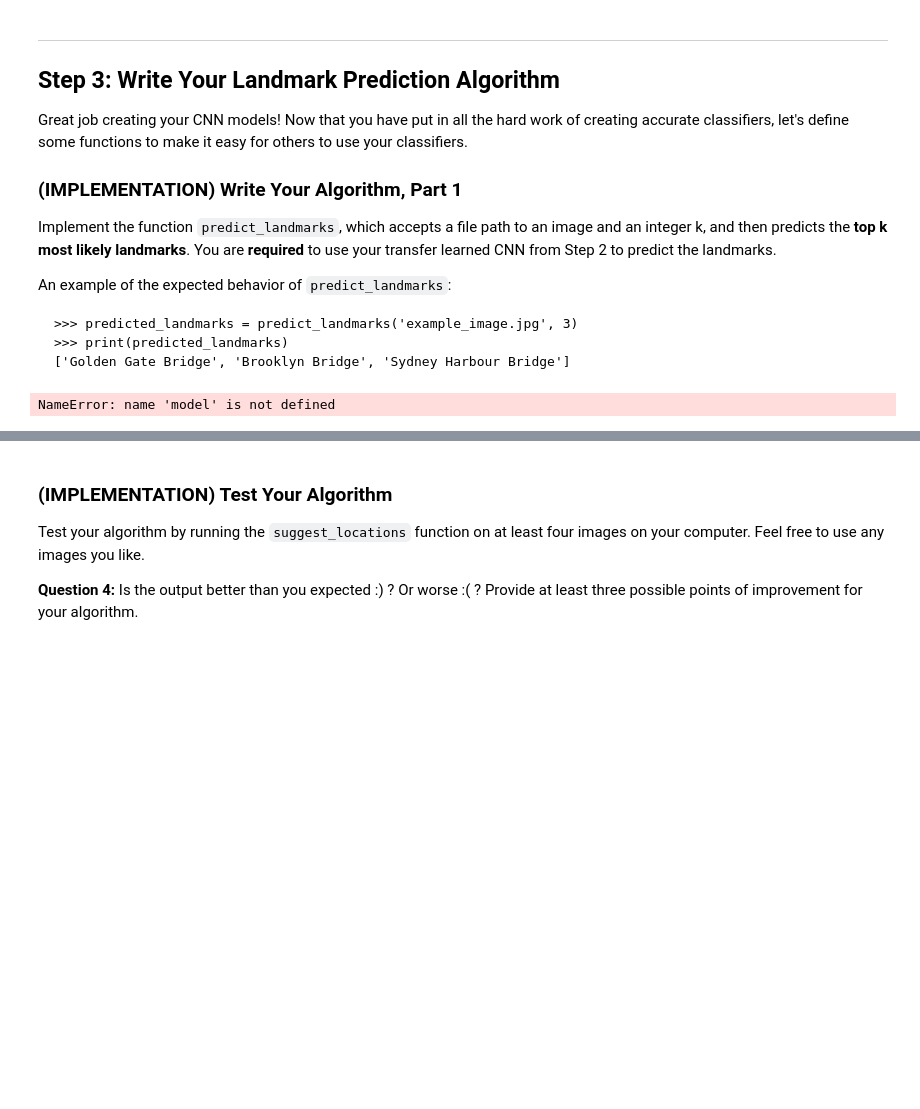
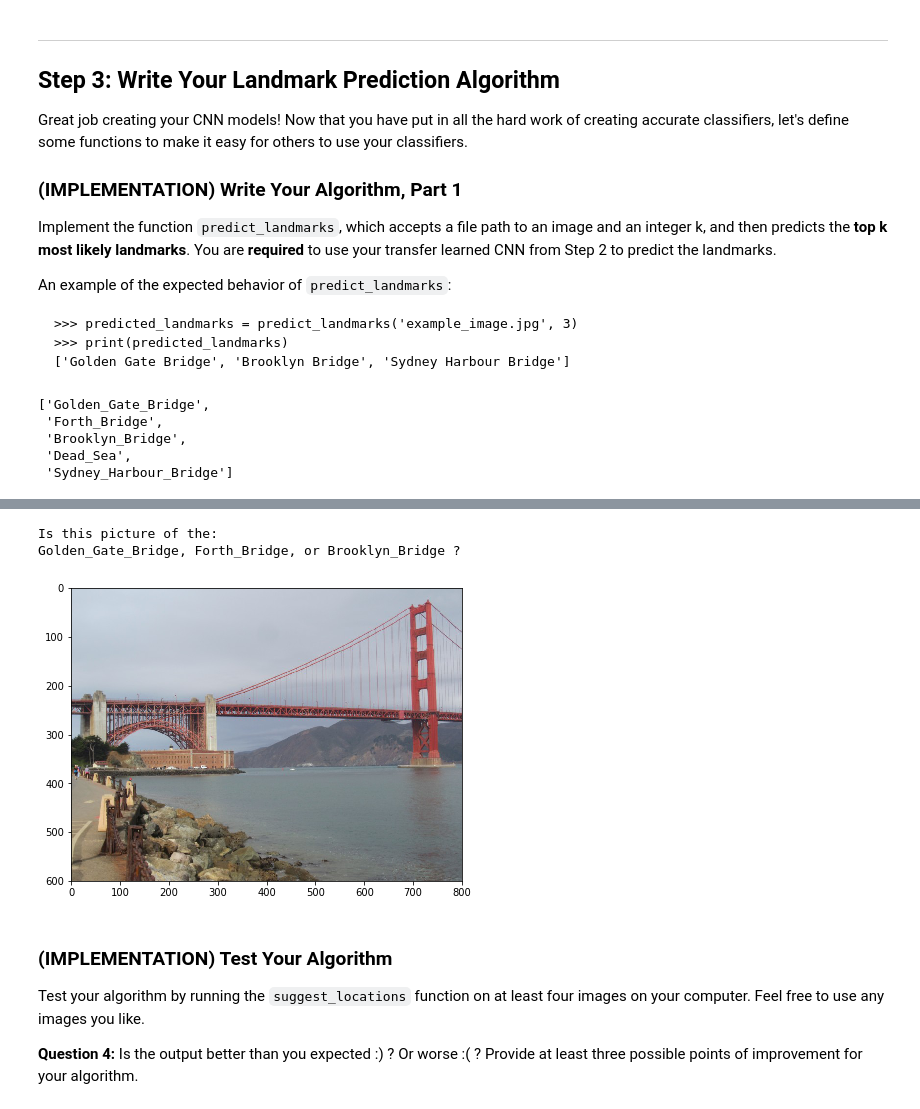
Before and after one commit to ZaidGhazal/Landmark-Classification-Using-Convolutional-Neural-Networks, a Jupyter notebook: landmark.ipynb, the cells around one changed output, grey strips where cells are left out. Saved outputs shown, nothing was run; the diff lists cells and outputs as text; code cells hidden in the pictures; blank space fills up the shorter version.

```diff
--- a/landmark.ipynb
+++ b/landmark.ipynb
@@ -696,25 +636,37 @@ from PIL import Image
 ## the class names can be accessed at the `classes` attribute
 ## of your dataset object (e.g., `train_dataset.classes`)
 
-def predict_landmarks(img_path, k, classes_dict):
+def predict_landmarks(img_path, model, k, classes_dict):
     ## TODO: return the names of the top k landmarks predicted by the transfer learned CNN
     image = Image.open(img_path)
-#     model = load_state_dict(torch.load('model_transfer.pt'))
+
     transformer = transforms.Compose([
-        transforms.Resize(size=[800,800]),
+        transforms.Resize(size=[224,224]),
         transforms.ToTensor() ])
 
     image = transformer(image)
-    output = model(image)[0]
+    image = image.to('cuda') if use_cuda else image.to('cpu')
+    image.unsqueeze_(0)
+
+    model.eval()
+    output = model(image)
+    output = output.to('cpu')
     prediction = torch.topk(output.flatten(), k).indices
-    print(output)
 
-    return classes_dict[prediction]
+    results = []
+    for result in prediction.numpy():
+        results.append(classes_dict[result])
+
+    return results
 
 # test on a sample image
-predict_landmarks('images/test/09.Golden_Gate_Bridge/190f3bae17c32c37.jpg', 5, classes_dict)
+predict_landmarks('images/test/09.Golden_Gate_Bridge/190f3bae17c32c37.jpg', model_transfer, 5, classes_dict)
 # %% [output]
-NameError: name 'model' is not defined
+['Golden_Gate_Bridge',
+ 'Forth_Bridge',
+ 'Brooklyn_Bridge',
+ 'Dead_Sea',
+ 'Sydney_Harbour_Bridge']
 # %% [markdown]
 ### (IMPLEMENTATION) Write Your Algorithm, Part 2
 
@@ -725,17 +677,21 @@ Some sample output for `suggest_locations` is provided below, but feel free to d
 # %%
 def suggest_locations(img_path):
     # get landmark predictions
-    predicted_landmarks = predict_landmarks(img_path, 3)
+    predicted_landmarks = predict_landmarks(img_path, model_transfer, 3, classes_dict)
 
     image = Image.open(img_path)
-    plt.subplots(figsize=(20, 20))
-    plt.imshow(np.transpose(image.numpy(), (1, 2, 0)))
-    plt.title(classes_dict[labels[i].item()])
+    plt.subplots(figsize=(7, 7))
+    plt.imshow(image)
 
-
+    print("Is this picture of the:")
+    print(f"{predicted_landmarks[0]}, {predicted_landmarks[1]}, or {predicted_landmarks[2]} ?")
 
 # test on a sample image
 suggest_locations('images/test/09.Golden_Gate_Bridge/190f3bae17c32c37.jpg')
+# %% [output]
+Is this picture of the:
+Golden_Gate_Bridge, Forth_Bridge, or Brooklyn_Bridge ?
+[figure, added]
 # %% [markdown]
 ### (IMPLEMENTATION) Test Your Algorithm
 
```
Also changed, not shown: parts of 32 cells of this notebook, 1 other file.
